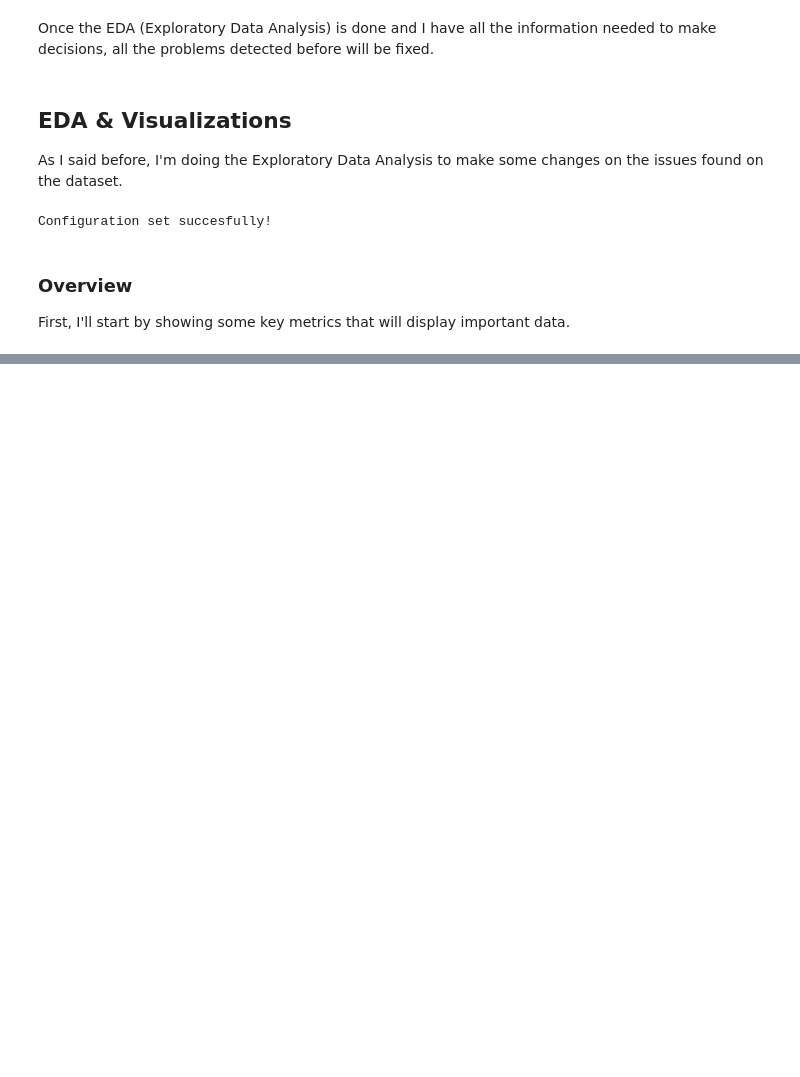
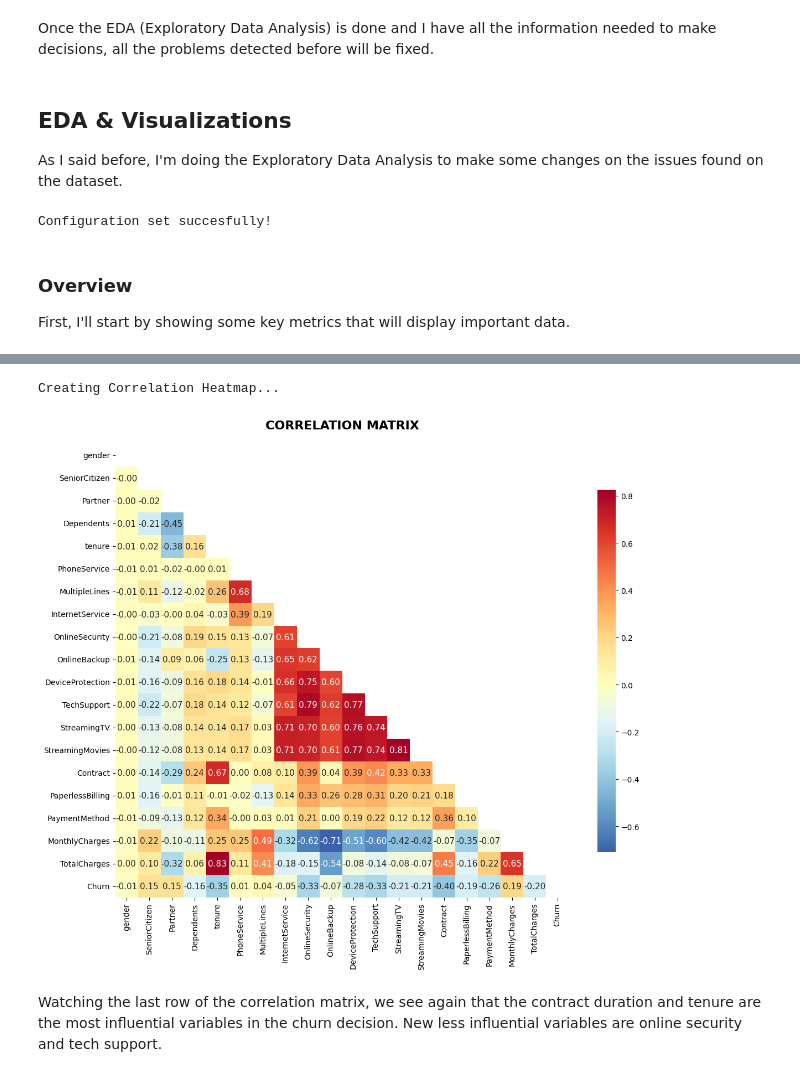
Before and after one commit to alegonzjur/DataScienceProjects, a Jupyter notebook: ChurnPrediction/notebooks/mod1.ipynb, the cells around one changed output, grey strips where cells are left out. Drawn from its saved outputs; the diff is of its cells as text; code cells hidden in the pictures; blank space fills up the shorter version.

```diff
--- a/ChurnPrediction/notebooks/mod1.ipynb
+++ b/ChurnPrediction/notebooks/mod1.ipynb
@@ -698,0 +791,48 @@ AttributeError: 'list' object has no attribute 'mean'
+# %%
+def correlation_analysis(df):
+    """Correlation Heatmap."""
+    print(f'Creating Correlation Heatmap...')
+
+    # Preparing data.
+    df_corr = df.copy()
+
+    # Converting categorical features with 3 or 4 unique values.
+    binary_mapping = {}
+    for col in df_corr.select_dtypes(include=['object']).columns:
+        unique_values = df_corr[col].dropna().unique()
+        if len(unique_values) == 4:
+            binary_mapping[col] = {unique_values[0]: 0, unique_values[1]: 1, unique_values[2]:2, unique_values[3]:3}
+            df_corr[col] = df_corr[col].map(binary_mapping[col])
+        elif len(unique_values) == 3:
+            binary_mapping[col] = {unique_values[0]: 0, unique_values[1]: 1, unique_values[2]:2}
+            df_corr[col] = df_corr[col].map(binary_mapping[col])
+
+    # Taking only numerical values.
+    num_df = df_corr.select_dtypes(include=[np.number])
+
+    # Setting a minimun feature number.
+    if len(num_df.columns) < 2:
+        print(f'Insufficient numerical values for the correlation.')
+        return
+
+    # Calculating correlation.
+    corr_matrix = num_df.corr()
+
+    # Creating mask for the upper triangle of the matrix.
+    mask = np.triu(np.ones_like(corr_matrix, dtype=bool))
+
+    # Configurating the chart.
+    fig, ax = plt.subplots(figsize=(12,10))
+    sns.heatmap(corr_matrix, mask=mask, annot=True, cmap='RdYlBu_r',center=0, square=True, fmt='.2f', cbar_kws={"shrink": .8}, ax=ax)
+    ax.set_title('CORRELATION MATRIX', fontsize=16, fontweight='bold', pad=20)
+
+    # Display.
+    plt.tight_layout()
+    plt.show()
+# %%
+correlation_analysis(df_clean)
+# %% [output]
+Creating Correlation Heatmap...
+[figure, added]
+# %% [markdown]
+Watching the last row of the correlation matrix, we see again that the contract duration and tenure are the most influential variables in the churn decision. New less influential variables are online security and tech support.
```
Also changed, not shown: parts of 17 cells of this notebook.
